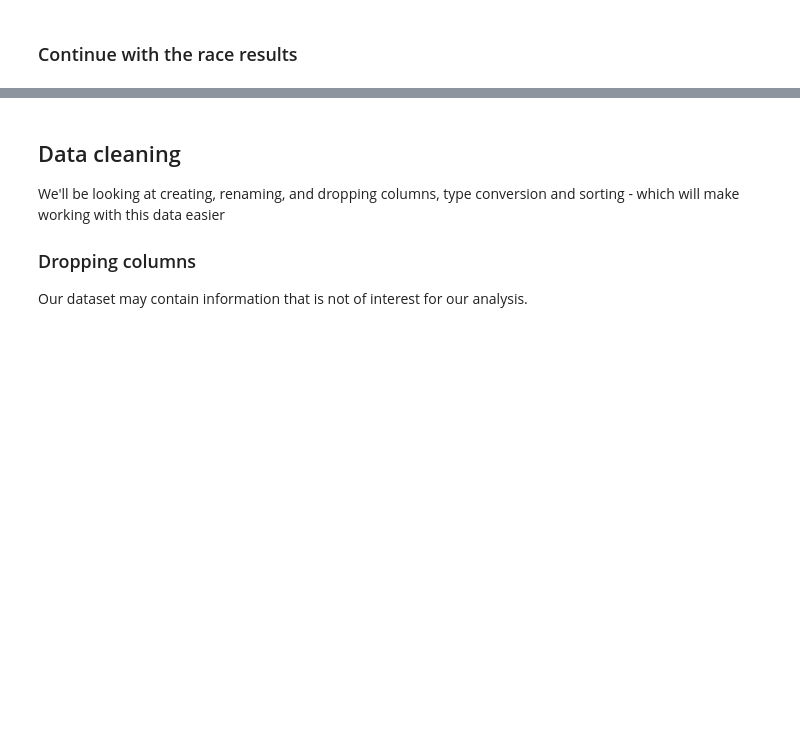
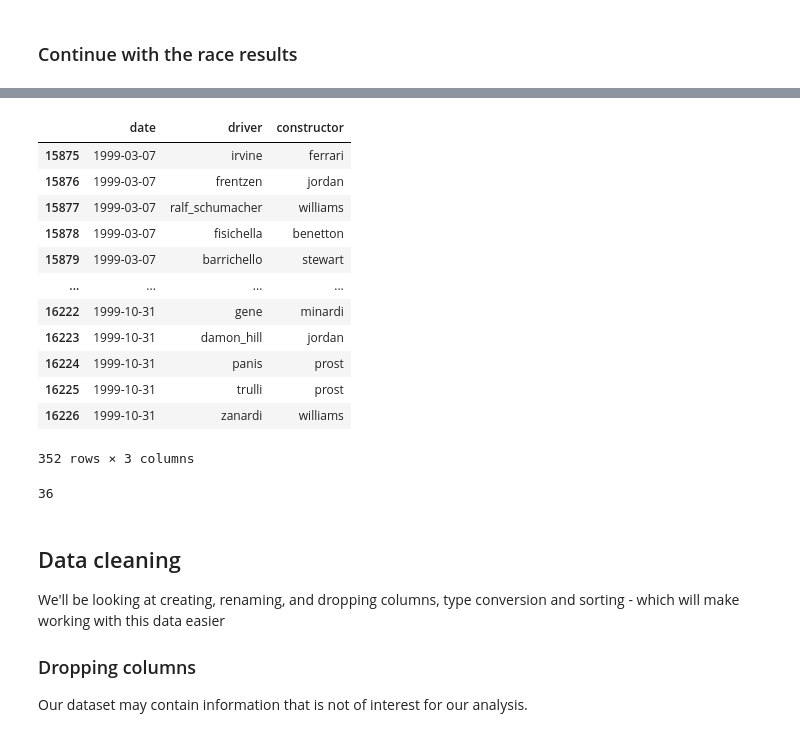
Before and after one commit to autrefois/bootcamp, a Jupyter notebook: 2022/python_workshop/notebooks/08_pandas.ipynb, the cells around one changed output, grey strips where cells are left out. Saved outputs shown, nothing was run; the diff lists cells and outputs as text; code cells hidden in the pictures; blank space fills up the shorter version.

```diff
--- a/2022/python_workshop/notebooks/08_pandas.ipynb
+++ b/2022/python_workshop/notebooks/08_pandas.ipynb
@@ -221,7 +493,32 @@ f1_results.head()
 # %%
 # isolate the date, race name, driver and constructor for the 1999 season
+
+f1_results_1 = f1_results[f1_results['season'] == 1999]
+f1_results_1.loc[0:,['date', 'driver','constructor']]
+# %% [output]
+|  | date | driver | constructor |
+| 15875 | 1999-03-07 | irvine | ferrari |
+| 15876 | 1999-03-07 | frentzen | jordan |
+| 15877 | 1999-03-07 | ralf_schumacher | williams |
+| 15878 | 1999-03-07 | fisichella | benetton |
+| 15879 | 1999-03-07 | barrichello | stewart |
+| ... | ... | ... | ... |
+| 16222 | 1999-10-31 | gene | minardi |
+| 16223 | 1999-10-31 | damon_hill | jordan |
+| 16224 | 1999-10-31 | panis | prost |
+| 16225 | 1999-10-31 | trulli | prost |
+| 16226 | 1999-10-31 | zanardi | williams |
+352 rows × 3 columns
 # %%
 # how many wins for McLaren between 1975 and 1985?
+
+isolate_date = f1_results[((f1_results['season']) <= 1985) & ((f1_results['season']) >= 1975)]
+# print(isolate_date)
+isolate_mclaren = isolate_date[isolate_date['constructor'] == 'mclaren']
+isolate_wins = isolate_mclaren[isolate_mclaren['podium'] == 1]['constructor'].count()
+print(isolate_wins)
+# %% [output]
+36
 # %% [markdown]
 ## Data cleaning
 
```
Also changed, not shown: parts of 53 cells of this notebook.
